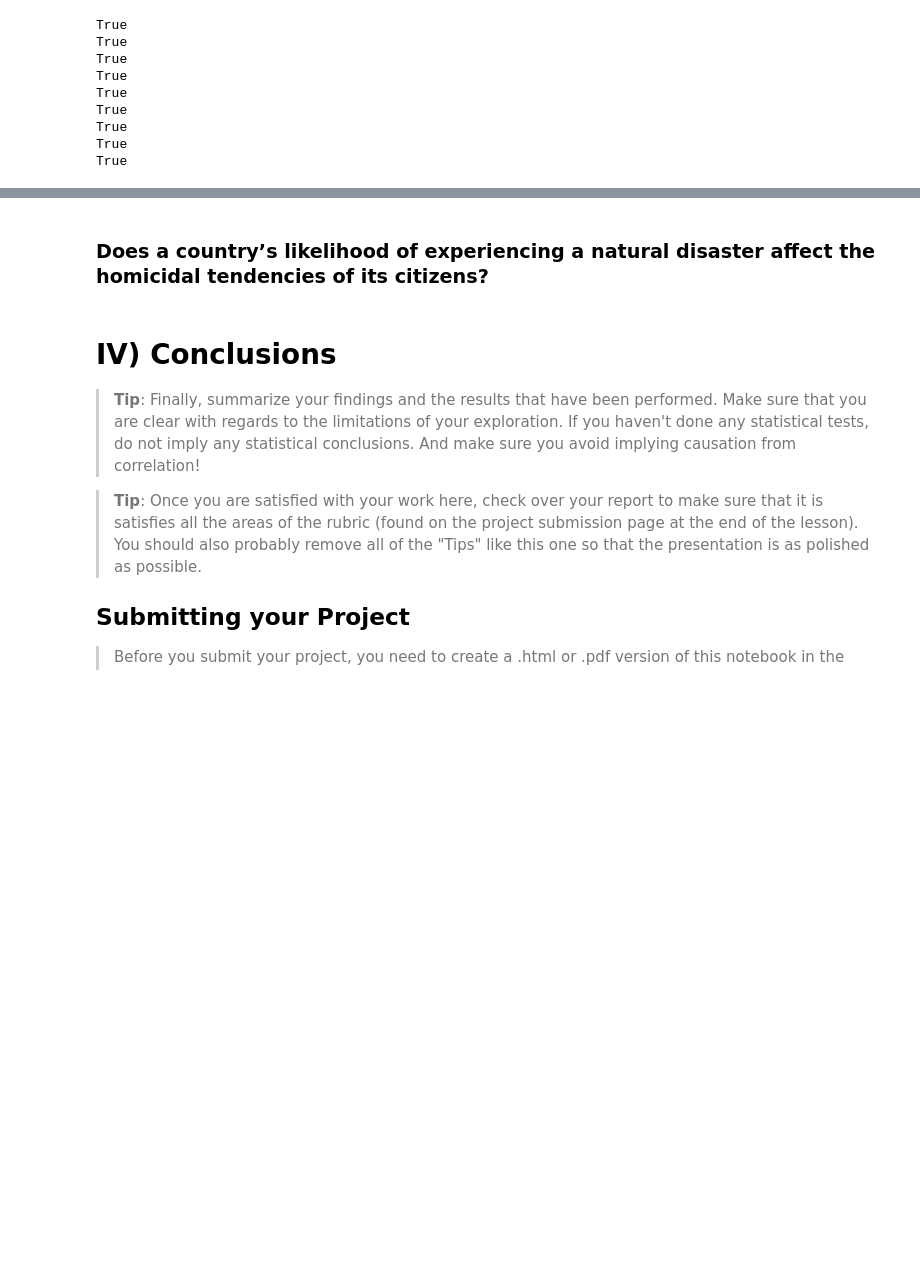
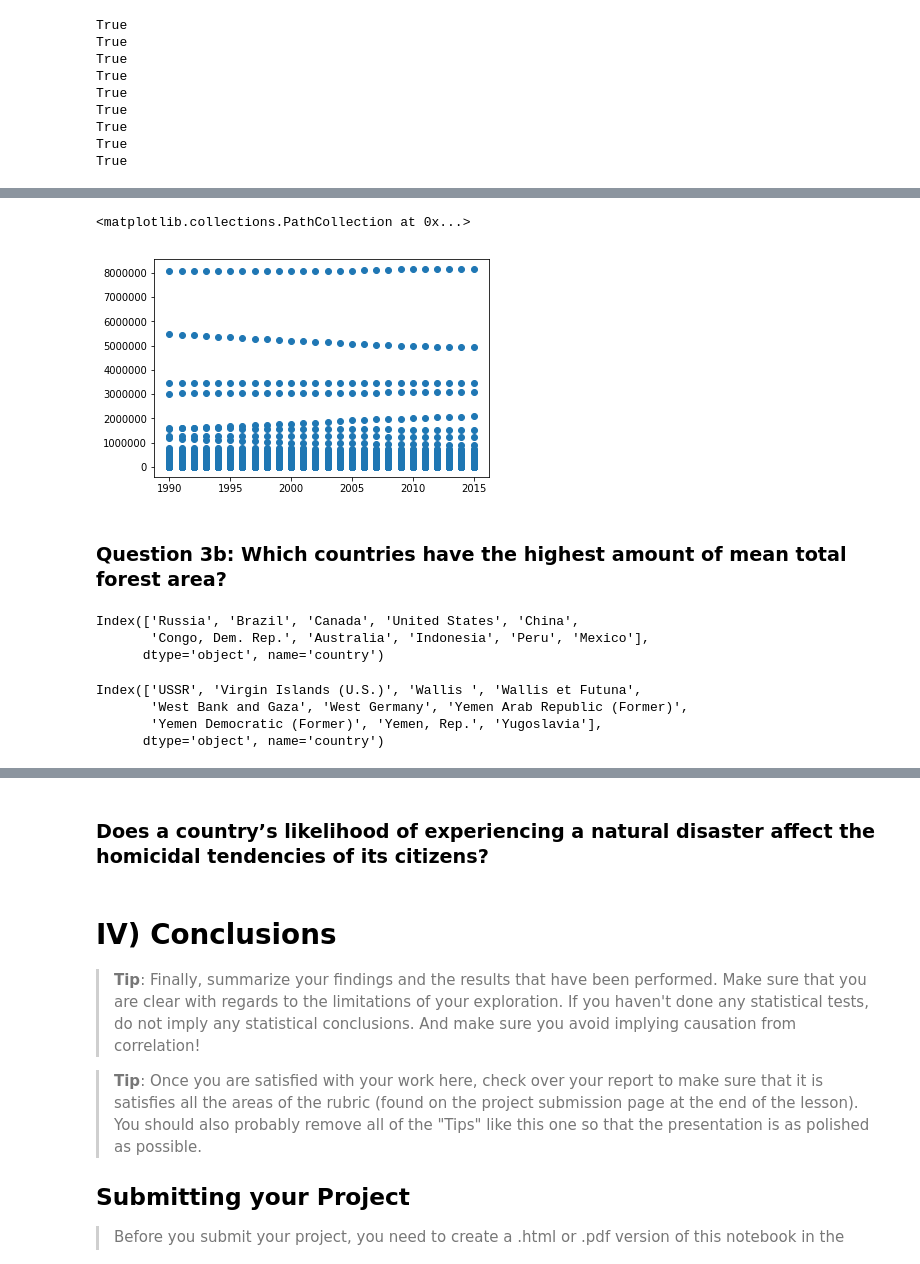
Before and after one commit to aeglon97/Investigate-A-Dataset, a Jupyter notebook: Investigate_a_Dataset.ipynb, the cells around one changed output, grey strips where cells are left out. Saved outputs shown, nothing was run; the diff lists cells and outputs as text; code cells hidden in the pictures; blank space fills up the shorter version.

```diff
--- a/Investigate_a_Dataset.ipynb
+++ b/Investigate_a_Dataset.ipynb
@@ -537,0 +698,8 @@ df_all.to_csv('./data/mindgap_all.csv', encoding = 'utf-8', index = False)
+# %%
+#create visual
+plt.scatter(data = df_mg, x = 'year', y = 'total_forest_area')
+# %% [output]
+<matplotlib.collections.PathCollection at 0x...>
+[figure, added]
+# %% [markdown]
+### Question 3b: Which countries have the highest amount of mean total forest area?
@@ -537,0 +709,15 @@ df_all.to_csv('./data/mindgap_all.csv', encoding = 'utf-8', index = False)
+# %%
+#top 10 countries, descending order
+forest_order.index[:10]
+# %% [output]
+Index(['Russia', 'Brazil', 'Canada', 'United States', 'China',
+       'Congo, Dem. Rep.', 'Australia', 'Indonesia', 'Peru', 'Mexico'],
+      dtype='object', name='country')
+# %%
+#bottom 10 countries, descending order
+forest_order.index[-10:]
+# %% [output]
+Index(['USSR', 'Virgin Islands (U.S.)', 'Wallis ', 'Wallis et Futuna',
+       'West Bank and Gaza', 'West Germany', 'Yemen Arab Republic (Former)',
+       'Yemen Democratic (Former)', 'Yemen, Rep.', 'Yugoslavia'],
+      dtype='object', name='country')
```
Also changed, not shown: parts of 40 cells of this notebook, 3 other files.
